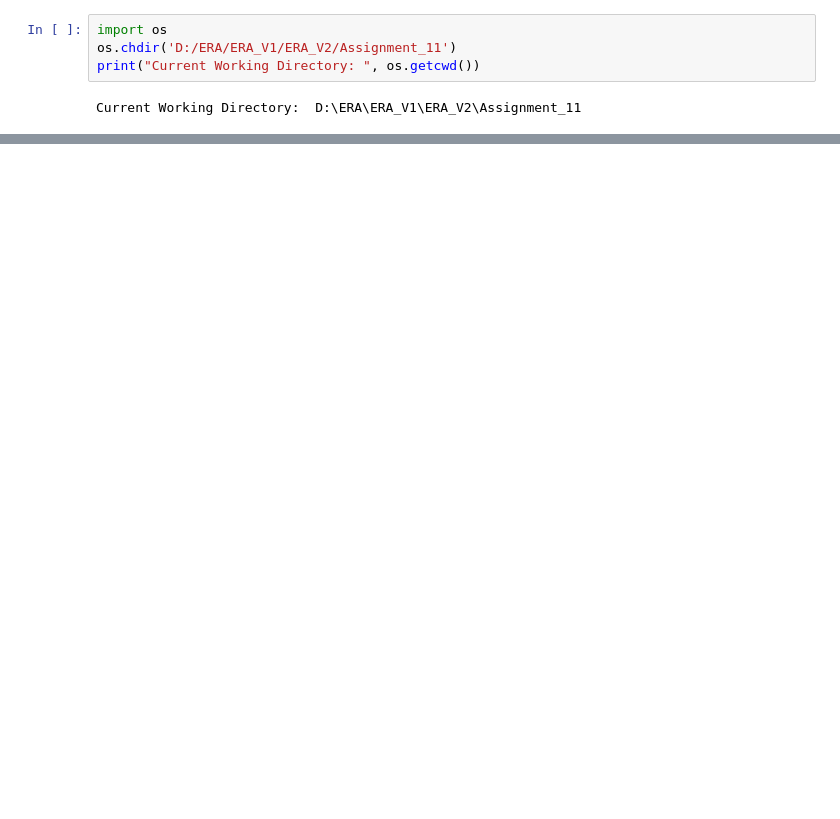
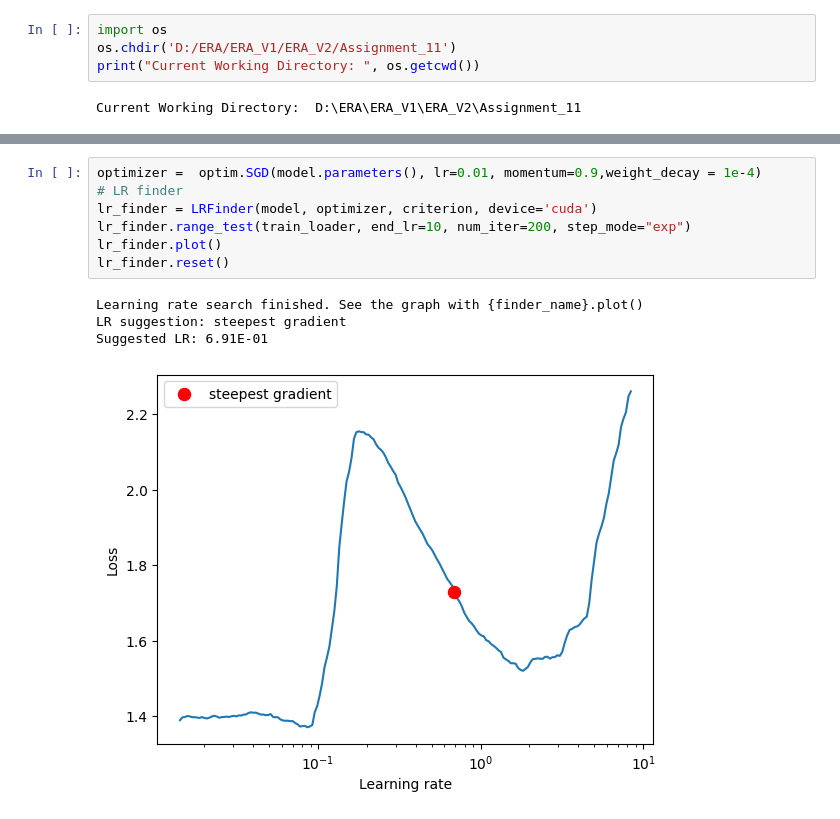
Before and after one commit to Omkar1634/ERA_V2, a Jupyter notebook: Assignment_11/test.ipynb, the cells around one changed output, grey strips where cells are left out. Cells and saved outputs as stored; diff of their text form; blank space fills up the shorter version.

```diff
--- a/Assignment_11/test.ipynb
+++ b/Assignment_11/test.ipynb
@@ -28,0 +67,12 @@ TypeError: Invalid shape (3, 32, 32) for image data
+# %%
+optimizer =  optim.SGD(model.parameters(), lr=0.01, momentum=0.9,weight_decay = 1e-4)
+# LR finder
+lr_finder = LRFinder(model, optimizer, criterion, device='cuda')
+lr_finder.range_test(train_loader, end_lr=10, num_iter=200, step_mode="exp")
+lr_finder.plot()
+lr_finder.reset()
+# %% [output]
+Learning rate search finished. See the graph with {finder_name}.plot()
+LR suggestion: steepest gradient
+Suggested LR: 6.91E-01
+[figure, added]
```
Also changed, not shown: parts of 6 cells of this notebook, 2 other files.
